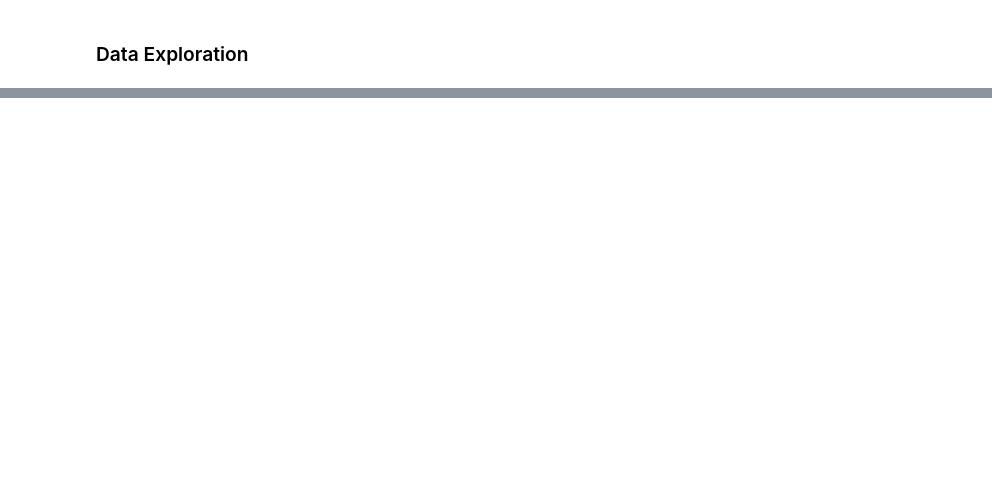
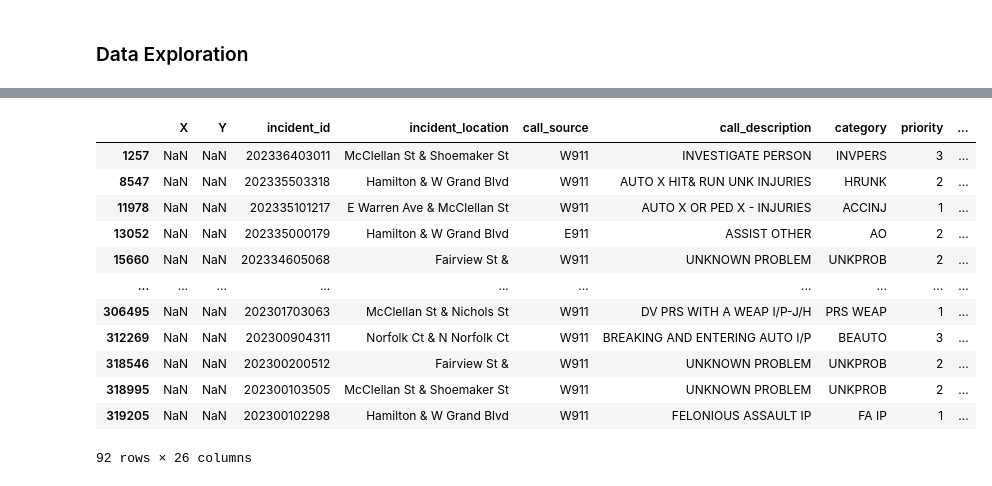
Before and after one commit to manuperera81/911-Call-data-Detroit-data-analysis, a Jupyter notebook: data_cleaning.ipynb, the cells around one changed output, grey strips where cells are left out. Saved outputs shown, nothing was run; the diff lists cells and outputs as text; code cells hidden in the pictures; blank space fills up the shorter version.

```diff
--- a/data_cleaning.ipynb
+++ b/data_cleaning.ipynb
@@ -78,0 +102,6 @@ dtype: int64
+# %%
+# find null strings
+df_call_data['zip_code'] = df_call_data['zip_code'].replace(r'^\s*$', np.nan, regex=True)
+df_call_data['call_description'] = df_call_data['call_description'].replace(r'^\s*$', np.nan, regex=True)
+df_call_data['category'] = df_call_data['category'].replace(r'^\s*$', np.nan, regex=True)
+df_call_data['zip_code'] = df_call_data['zip_code'].replace('0    ', np.nan)
@@ -78,0 +131,3 @@ dtype: int64
+# %%
+df_call_data['result'] = df_call_data['X'].ge(df_call_data['longitude']) | np.isclose(df_call_data['X'],
+                                                                                            df_call_data['longitude'])
@@ -78,0 +143,2 @@ dtype: int64
+# %%
+df_call_data.dropna(subset=['longitude'], inplace=True)
@@ -78,0 +165,20 @@ dtype: int64
+# %%
+df_call_data_new = df_call_data[(df_call_data['X'].isnull()) & (df_call_data['longitude'].notnull())]
+# we have null values in X with longitude is not null So we replace them
+# %%
+df_call_data_new
+# all have not null values in longitude so we gonna drop X and Y column
+# %% [output]
+|  | X | Y | incident_id | incident_location | call_source | call_description | category | priority | ... |
+| 1257 | NaN | NaN | 202336403011 | McClellan St & Shoemaker St | W911 | INVESTIGATE PERSON | INVPERS | 3 | ... |
+| 8547 | NaN | NaN | 202335503318 | Hamilton & W Grand Blvd | W911 | AUTO X HIT& RUN UNK INJURIES | HRUNK | 2 | ... |
+| 11978 | NaN | NaN | 202335101217 | E Warren Ave & McClellan St | W911 | AUTO X OR PED X - INJURIES | ACCINJ | 1 | ... |
+| 13052 | NaN | NaN | 202335000179 | Hamilton & W Grand Blvd | E911 | ASSIST OTHER | AO | 2 | ... |
+| 15660 | NaN | NaN | 202334605068 | Fairview St & | W911 | UNKNOWN PROBLEM | UNKPROB | 2 | ... |
+| ... | ... | ... | ... | ... | ... | ... | ... | ... | ... |
+| 306495 | NaN | NaN | 202301703063 | McClellan St & Nichols St | W911 | DV PRS WITH A WEAP I/P-J/H | PRS WEAP | 1 | ... |
+| 312269 | NaN | NaN | 202300904311 | Norfolk Ct & N Norfolk Ct | W911 | BREAKING AND ENTERING AUTO I/P | BEAUTO | 3 | ... |
+| 318546 | NaN | NaN | 202300200512 | Fairview St & | W911 | UNKNOWN PROBLEM | UNKPROB | 2 | ... |
+| 318995 | NaN | NaN | 202300103505 | McClellan St & Shoemaker St | W911 | UNKNOWN PROBLEM | UNKPROB | 2 | ... |
+| 319205 | NaN | NaN | 202300102298 | Hamilton & W Grand Blvd | W911 | FELONIOUS ASSAULT IP | FA IP | 1 | ... |
+92 rows × 26 columns
```
Also changed, not shown: parts of 42 cells of this notebook, 8 other files.
